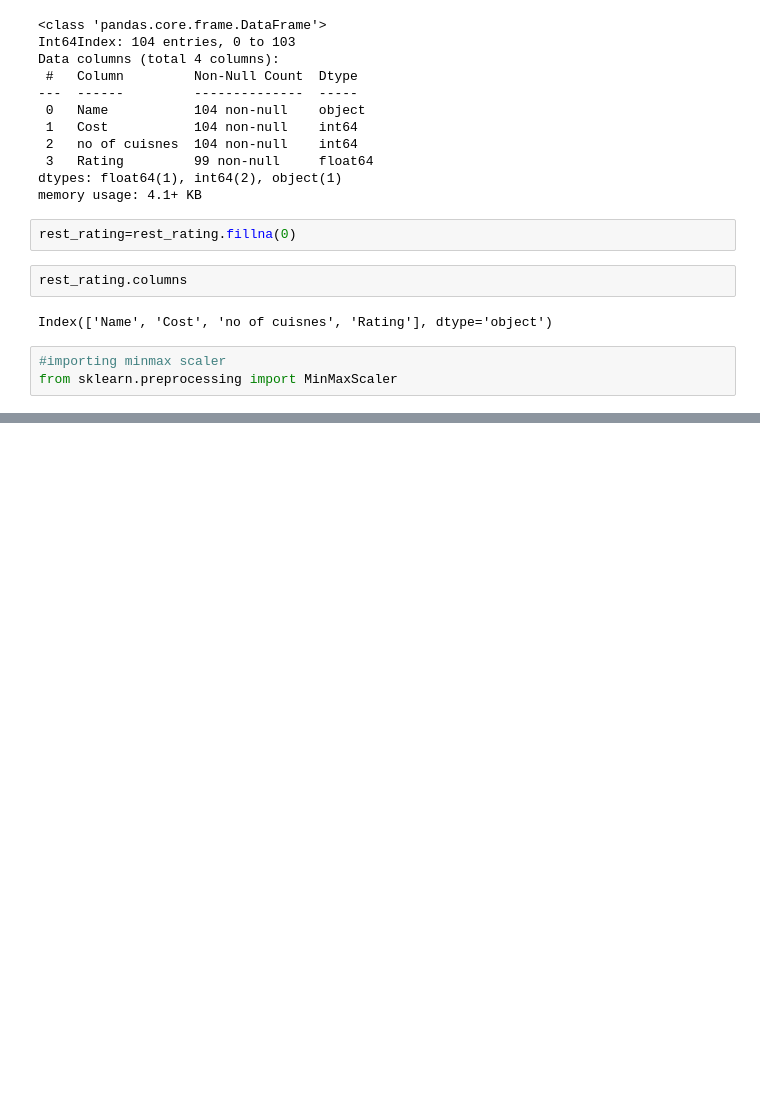
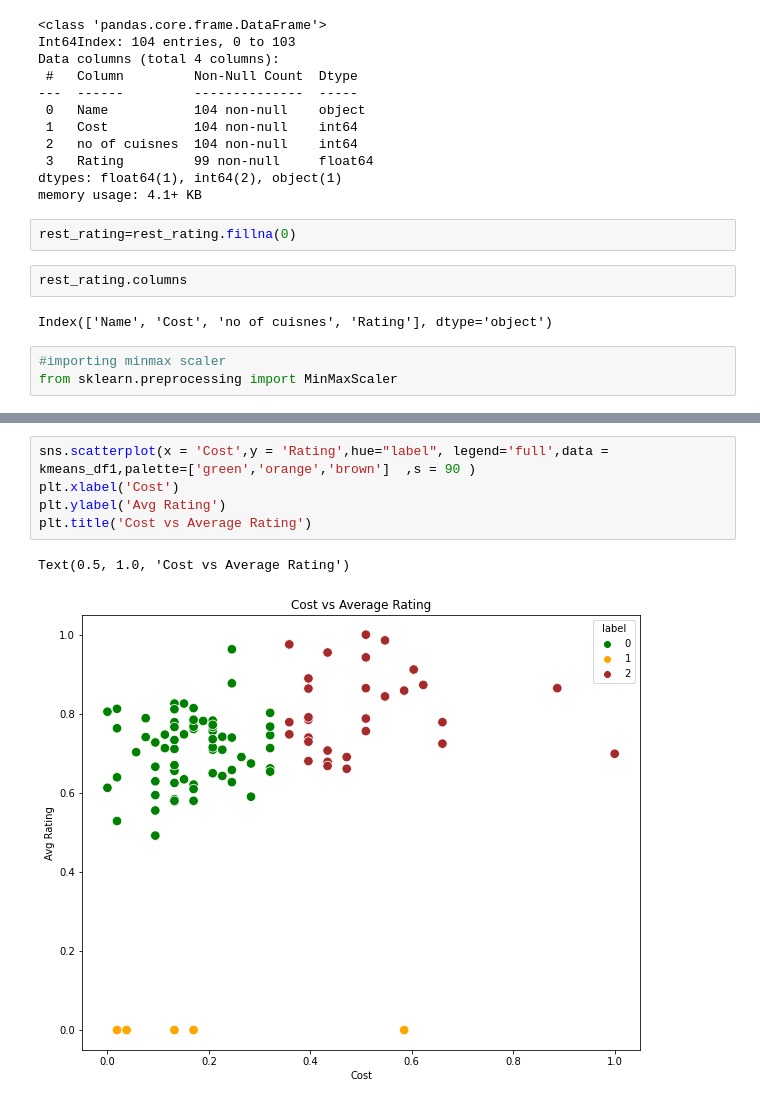
Before and after one commit to Souvik0651/Zomato-Restaurant-Clustering-and-sentiment-Analysis, a Jupyter notebook: Zomato_Restaurant_Clustering_and_sentiment_Analysis.ipynb, the cells around one changed output, grey strips where cells are left out. Drawn from its saved outputs; the diff is of its cells as text; blank space fills up the shorter version.

```diff
--- a/Zomato_Restaurant_Clustering_and_sentiment_Analysis.ipynb
+++ b/Zomato_Restaurant_Clustering_and_sentiment_Analysis.ipynb
@@ -687,0 +719,8 @@ scaled_df
+# %%
+sns.scatterplot(x = 'Cost',y = 'Rating',hue="label", legend='full',data = kmeans_df1,palette=['green','orange','brown']  ,s = 90 )
+plt.xlabel('Cost')
+plt.ylabel('Avg Rating')
+plt.title('Cost vs Average Rating')
+# %% [output]
+Text(0.5, 1.0, 'Cost vs Average Rating')
+[figure, added]
```
Also changed, not shown: parts of 23 cells of this notebook.
